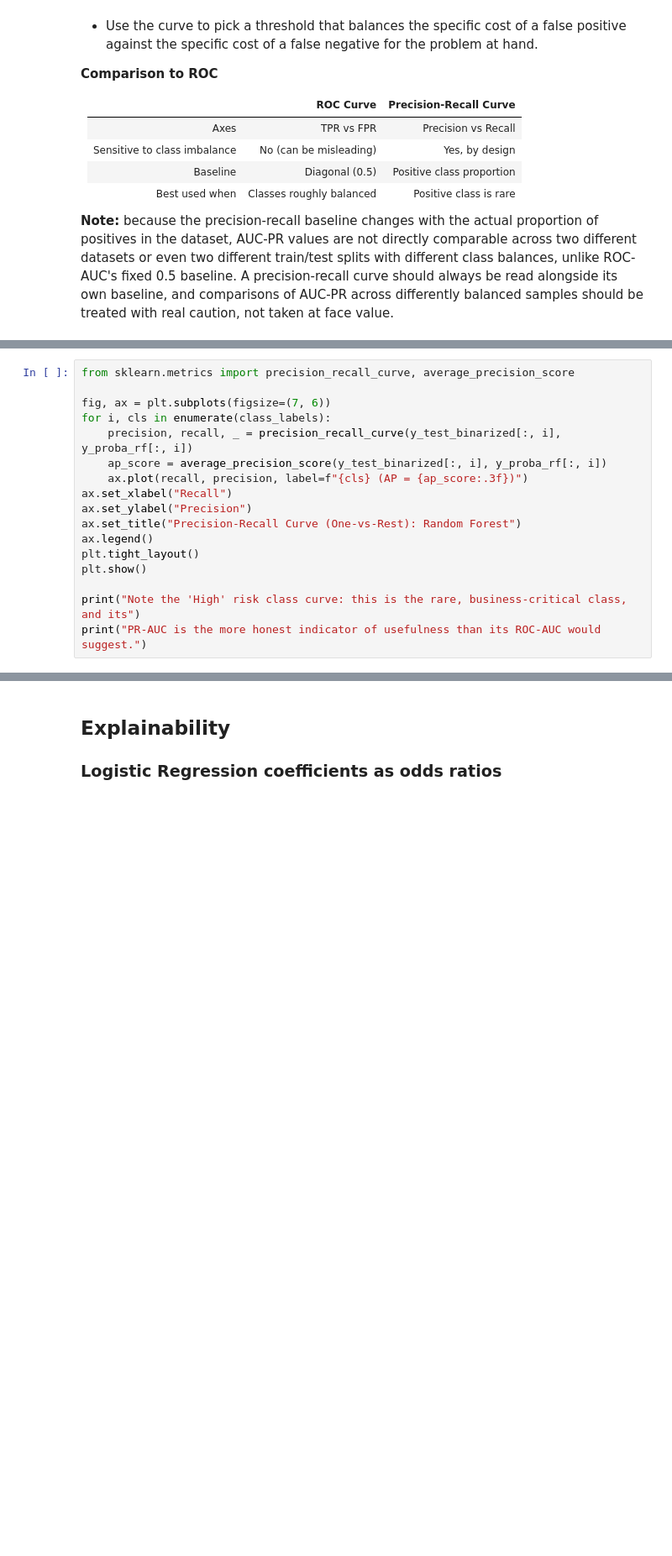
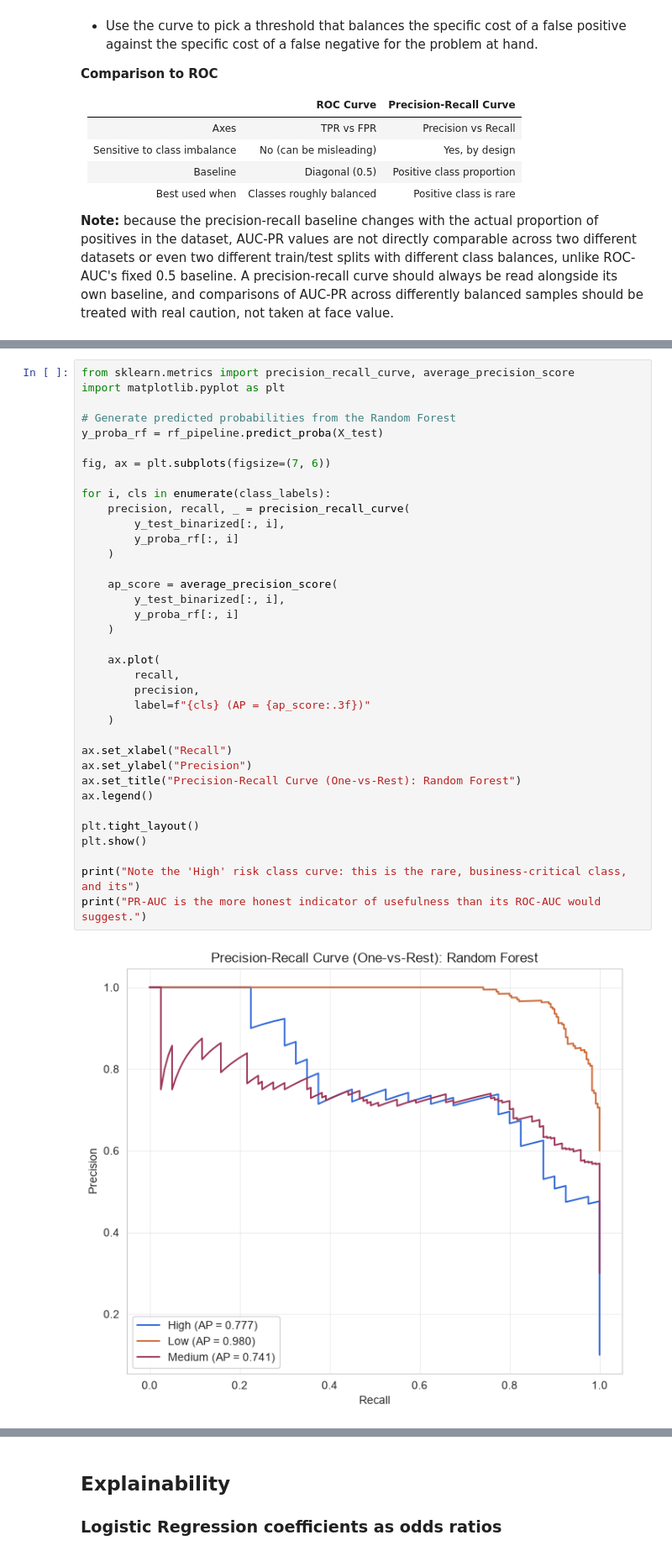
Before and after one commit to Collins1402/RegressionAndClassification, a Jupyter notebook: 2_classification.ipynb, the cells around one changed output, grey strips where cells are left out. Shown at 84% size. Cells and saved outputs as stored; diff of their text form; blank space fills up the shorter version.

```diff
--- a/2_classification.ipynb
+++ b/2_classification.ipynb
@@ -1354,17 +1592,38 @@ print("PR-AUC is the more honest indicator of usefulness than its ROC-AUC would
 # %%
 from sklearn.metrics import precision_recall_curve, average_precision_score
+import matplotlib.pyplot as plt
+
+# Generate predicted probabilities from the Random Forest
+y_proba_rf = rf_pipeline.predict_proba(X_test)
 
 fig, ax = plt.subplots(figsize=(7, 6))
+
 for i, cls in enumerate(class_labels):
-    precision, recall, _ = precision_recall_curve(y_test_binarized[:, i], y_proba_rf[:, i])
-    ap_score = average_precision_score(y_test_binarized[:, i], y_proba_rf[:, i])
-    ax.plot(recall, precision, label=f"{cls} (AP = {ap_score:.3f})")
+    precision, recall, _ = precision_recall_curve(
+        y_test_binarized[:, i],
+        y_proba_rf[:, i]
+    )
+
+    ap_score = average_precision_score(
+        y_test_binarized[:, i],
+        y_proba_rf[:, i]
+    )
+
+    ax.plot(
+        recall,
+        precision,
+        label=f"{cls} (AP = {ap_score:.3f})"
+    )
+
 ax.set_xlabel("Recall")
 ax.set_ylabel("Precision")
 ax.set_title("Precision-Recall Curve (One-vs-Rest): Random Forest")
 ax.legend()
+
 plt.tight_layout()
 plt.show()
 
 print("Note the 'High' risk class curve: this is the rare, business-critical class, and its")
 print("PR-AUC is the more honest indicator of usefulness than its ROC-AUC would suggest.")
+# %% [output]
+[figure, added]
```
Also changed, not shown: parts of 64 cells of this notebook.
